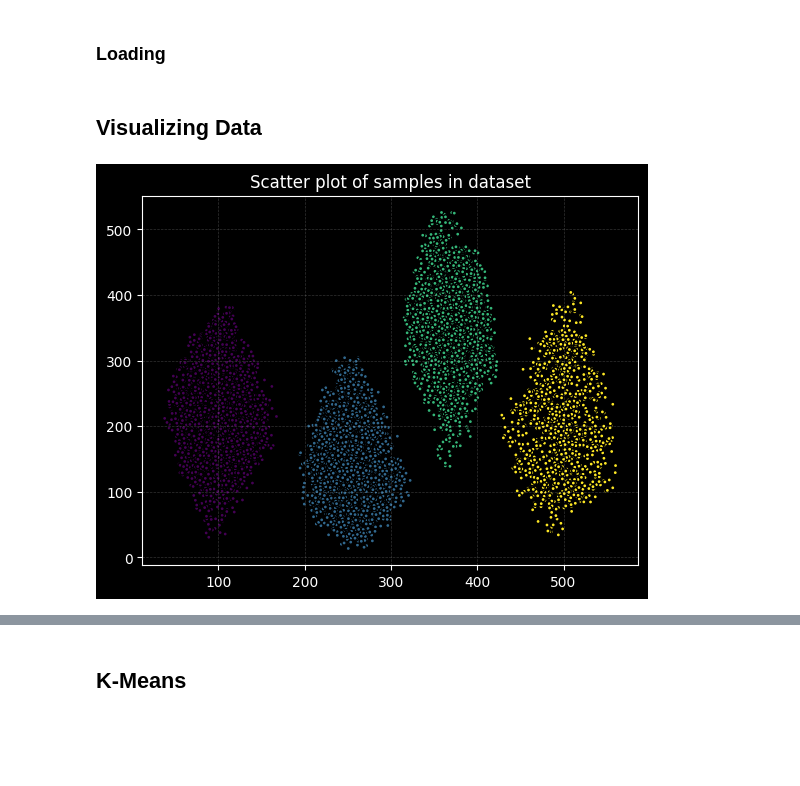
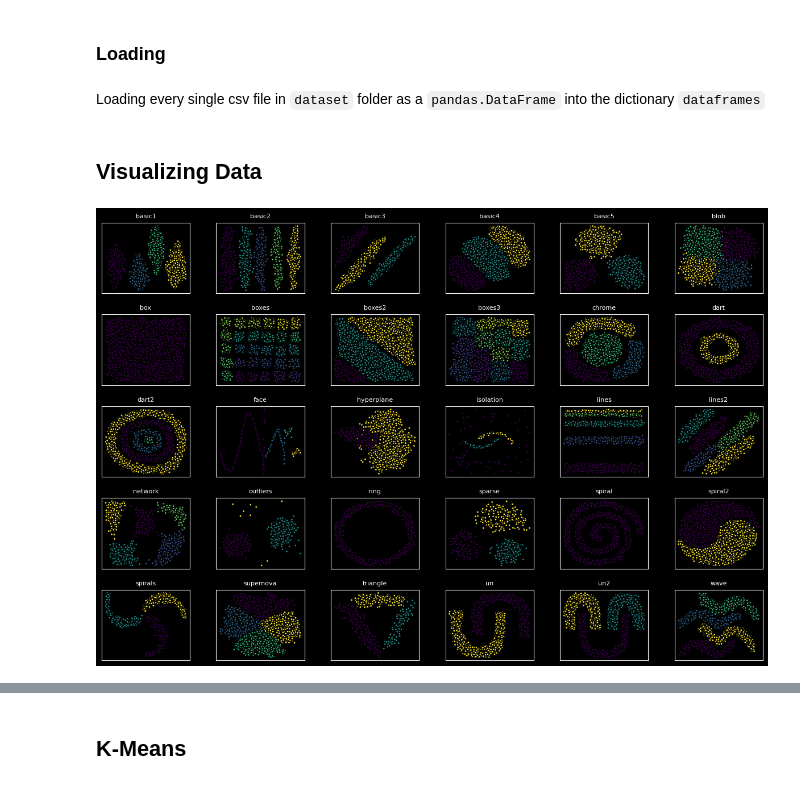
Before and after one commit to GabrielBifano/ScikitDemo, a Jupyter notebook: notebooks/Clustering Demo.ipynb, the cells around one changed output, grey strips where cells are left out. Saved outputs shown, nothing was run; the diff lists cells and outputs as text; code cells hidden in the pictures; blank space fills up the shorter version.

Commit message:
Data visualization

```diff
--- a/notebooks/Clustering Demo.ipynb
+++ b/notebooks/Clustering Demo.ipynb
@@ -22,6 +20,8 @@ from generator import Generator
 sys.path.remove('../src')
 # %% [markdown]
 ### Loading
+# %% [markdown]
+Loading every single csv file in `dataset` folder as a `pandas.DataFrame` into the dictionary `dataframes`
 # %%
 base_path = '../dataset/'
 
@@ -36,11 +36,15 @@ files = [
 dataframes = {}
 for file in files:
     dataframes[file] = pd.read_csv(base_path + file + '.csv')
+
+    # This is necessary because it must exist a 'labels'
+    # key in df, for Graphic methods to work
+    dataframes[file]['labels'] = dataframes[file]['color']
+    del dataframes[file]['color']
 # %% [markdown]
 ## Visualizing Data
-# %%
-g = Graphic()
-basic1 = dataframes['basic1']
-g.sample(X=basic1, y=basic1['color'])
-# %% [output]
-[figure, removed]
+# %%
+g = Graphic()
+g.sample_many(dataframes=dataframes, nrows=5, ncols=6)
+# %% [output]
+[figure, added]
```
Also changed, not shown: parts of 3 cells of this notebook.
